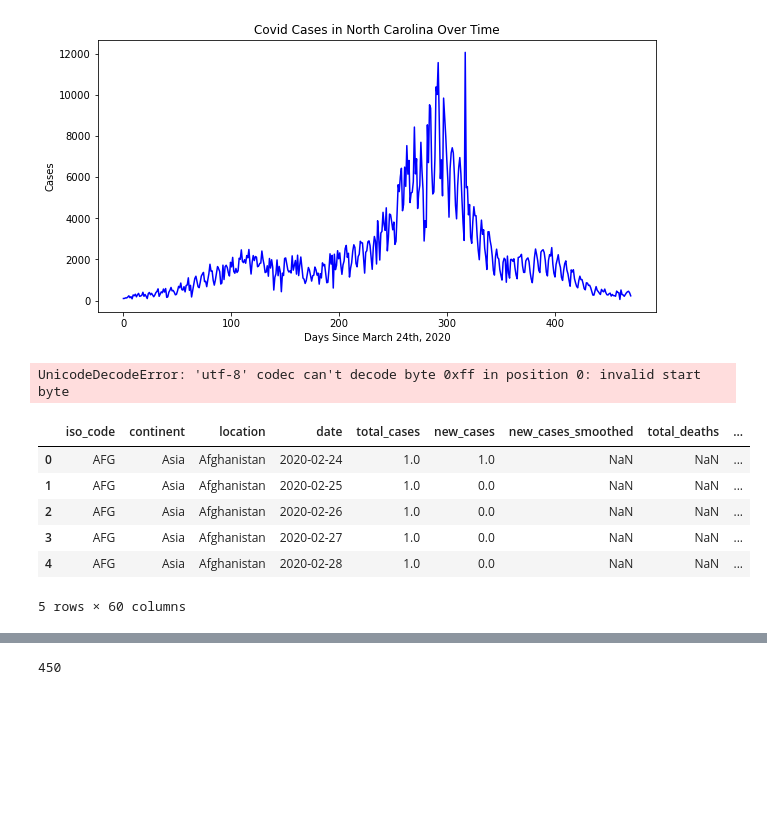
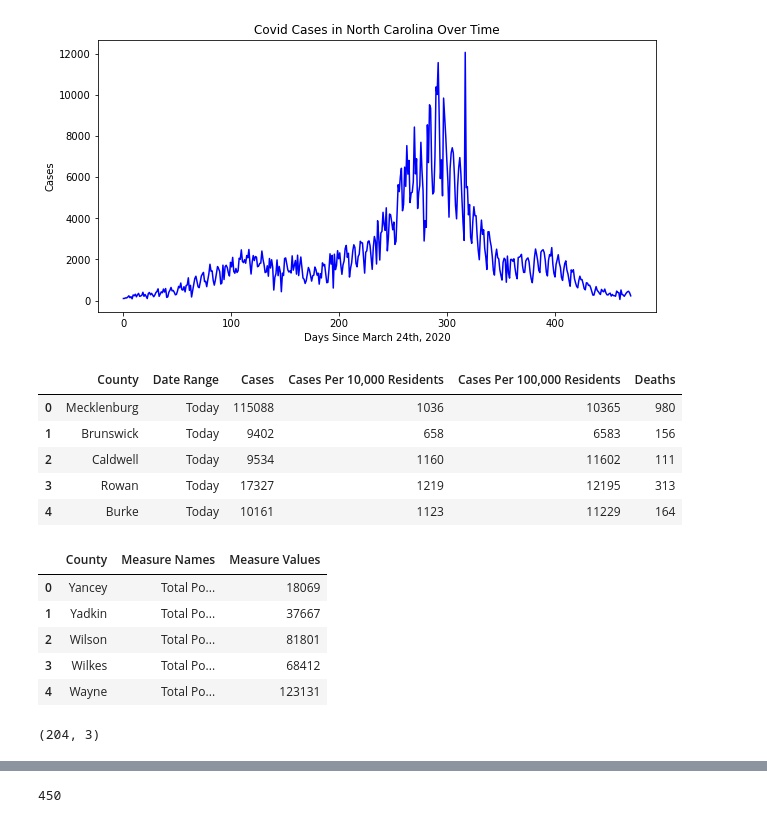
Before and after one commit to abhi-vinnakota/ValiantVaccinators, a Jupyter notebook: Valiant Vaccinators.ipynb, the cells around one changed output, grey strips where cells are left out. Saved outputs shown, nothing was run; the diff lists cells and outputs as text; code cells hidden in the pictures; blank space fills up the shorter version.

```diff
--- a/Valiant Vaccinators.ipynb
+++ b/Valiant Vaccinators.ipynb
@@ -47,18 +47,29 @@ plt.plot(x_vals, covid_data["Cases by Report Date"], 'b')
 [<matplotlib.lines.Line2D at 0x...>]
 [figure]
 # %%
-covid_county_data = pd.read_csv(r"./NCCountyDeaths.csv", encoding = "utf-8")
-covid_county_data.head()
+covid_county_deaths = pd.read_csv(r"./NCCountyDeaths.csv")
+covid_county_deaths.head()
 # %% [output]
-UnicodeDecodeError: 'utf-8' codec can't decode byte 0xff in position 0: invalid start byte
+|  | County | Date Range | Cases | Cases Per 10,000 Residents | Cases Per 100,000 Residents | Deaths |
+| 0 | Mecklenburg | Today | 115088 | 1036 | 10365 | 980 |
+| 1 | Brunswick | Today | 9402 | 658 | 6583 | 156 |
+| 2 | Caldwell | Today | 9534 | 1160 | 11602 | 111 |
+| 3 | Rowan | Today | 17327 | 1219 | 12195 | 313 |
+| 4 | Burke | Today | 10161 | 1123 | 11229 | 164 |
 # %%
-covid_america = pd.read_csv(r"./owid-covid-data.csv")
-covid_america.head()
+covid_county_vac = pd.read_csv(r"./NCCovidVac.csv")
+covid_county_vac.head()
 # %% [output]
-|  | iso_code | continent | location | date | total_cases | new_cases | new_cases_smoothed | total_deaths | ... |
-| 0 | AFG | Asia | Afghanistan | 2020-02-24 | 1.0 | 1.0 | NaN | NaN | ... |
-| 1 | AFG | Asia | Afghanistan | 2020-02-25 | 1.0 | 0.0 | NaN | NaN | ... |
-| 2 | AFG | Asia | Afghanistan | 2020-02-26 | 1.0 | 0.0 | NaN | NaN | ... |
-| 3 | AFG | Asia | Afghanistan | 2020-02-27 | 1.0 | 0.0 | NaN | NaN | ... |
-| 4 | AFG | Asia | Afghanistan | 2020-02-28 | 1.0 | 0.0 | NaN | NaN | ... |
+|  | County | Measure Names | Measure Values |
+| 0 | Yancey | Total Po... | 18069 |
+| 1 | Yadkin | Total Po... | 37667 |
+| 2 | Wilson | Total Po... | 81801 |
+| 3 | Wilkes | Total Po... | 68412 |
+| 4 | Wayne | Total Po... | 123131 |
-5 rows × 60 columns
+# %%
+covid_county_vac = covid_county_vac.loc[covid_county_vac["Measure Names"] != "Total                                       Population"]
+covid_county_vac = covid_county_vac.loc[covid_county_vac["Measure Names"] != "People Vaccinated with at Least One Doses Federal Pharmacy Programs"]
+covid_county_vac = covid_county_vac.loc[covid_county_vac["Measure Names"] != "People Vaccinated with at Least One Doses NC Providers"]
+covid_county_vac.shape
+# %% [output]
+(204, 3)
```
Also changed, not shown: parts of 14 cells of this notebook.
